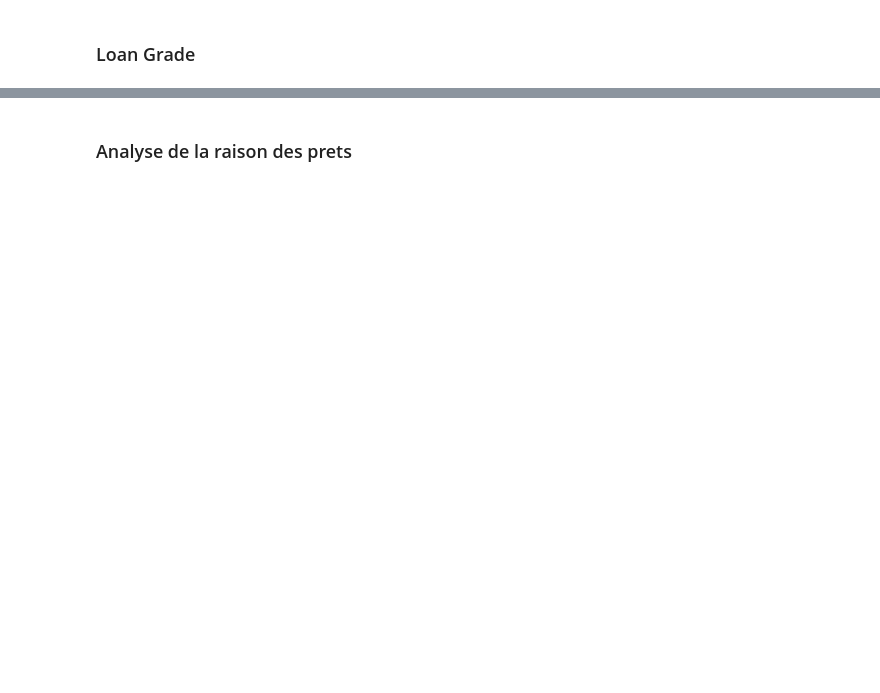
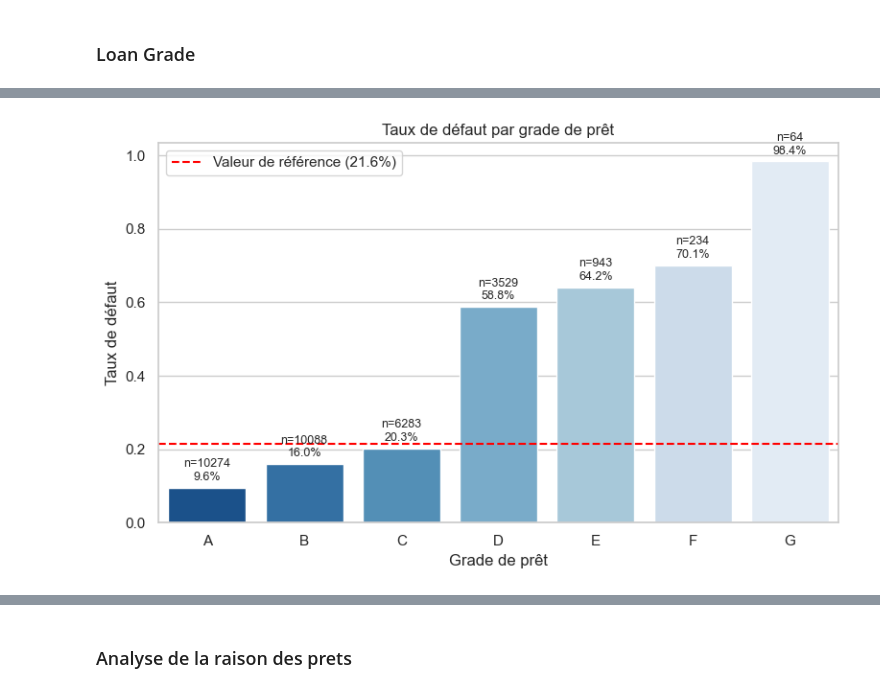
Before and after one commit to YATABARE-Cheikna-Amala/Projet-Final-Python_Pour_la_Data_Science, a Jupyter notebook: Projet_python_pour_la_data_science.ipynb, the cells around one changed output, grey strips where cells are left out. Saved outputs shown, nothing was run; the diff lists cells and outputs as text; code cells hidden in the pictures; blank space fills up the shorter version.

```diff
--- a/Projet_python_pour_la_data_science.ipynb
+++ b/Projet_python_pour_la_data_science.ipynb
@@ -96,0 +297,39 @@ bivarié_cat_num(data, "LTI Group","Employment Length (Years)")
+# %%
+# Calcule le taux de défaut par grade de prêt
+grade_stats = data.groupby('Loan Grade')['Default Status'].agg(['mean', 'count']).reset_index()
+
+# Renomme pour plus de clarté
+grade_stats.columns = ['Loan Grade', 'Default Rate', 'Count']
+
+# Taux de base global
+baseline = data['Default Status'].mean()
+
+plt.figure(figsize=(8,5))
+
+# Diagramme en barres avec une palette de couleurs modifiée
+# Exemples : 'Blues_r', 'Reds_r', 'coolwarm', 'viridis', 'Set2', 'muted', 'pastel'
+sns.barplot(
+    data=grade_stats,
+    x='Loan Grade',
+    y='Default Rate',
+    palette='Blues_r'      # ← Couleurs modifiées : dégradé de bleu (plus foncé pour les grades élevés)
+)
+
+# Ajoute la ligne du taux de base
+plt.axhline(baseline, linestyle='--', color='red', label=f'Valeur de référence ({baseline:.1%})')
+
+# Ajoute les annotations (taux + taille de l'échantillon)
+for i, row in grade_stats.iterrows():
+    plt.text(i, row['Default Rate'] + 0.02,
+             f"n={int(row['Count'])}\n{row['Default Rate']:.1%}",
+             ha='center', fontsize=9)
+
+plt.title('Taux de défaut par grade de prêt', fontsize=12)  # Titre en français
+plt.ylabel('Taux de défaut')
+plt.xlabel('Grade de prêt')
+plt.legend()
+
+plt.tight_layout()
+plt.show()
+# %% [output]
+[figure, added]
```
Also changed, not shown: parts of 44 cells of this notebook, 1 other file.
